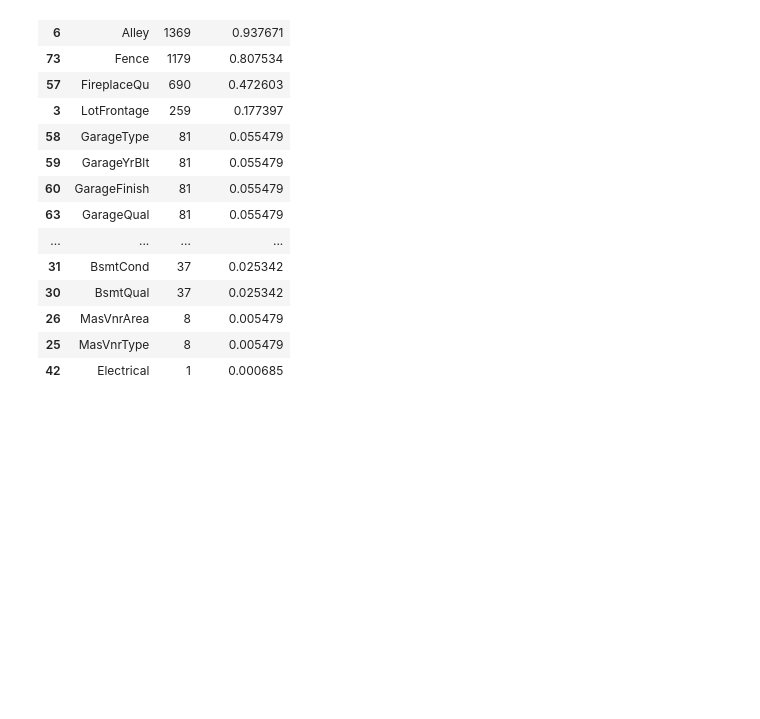
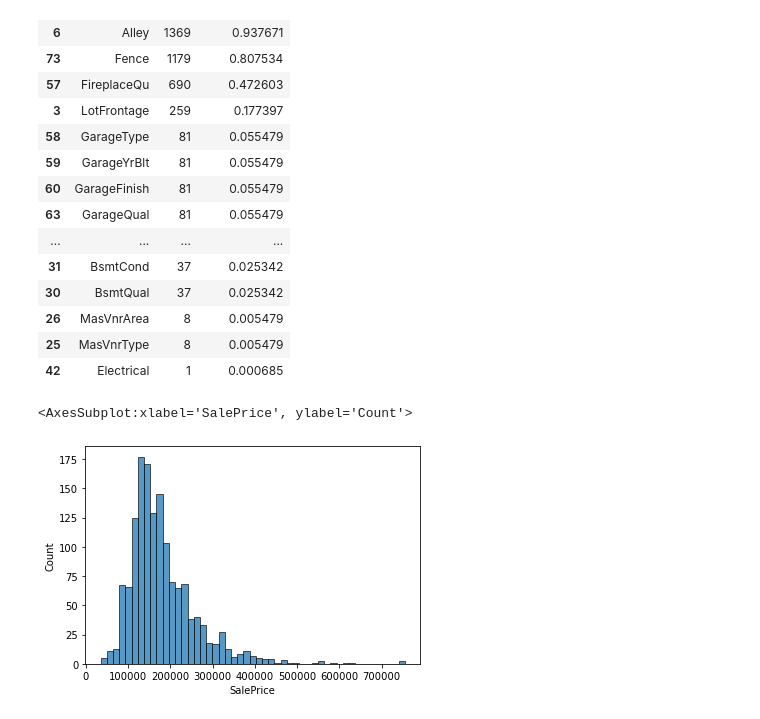
Before and after one commit to lucassouza252/Ciencia-Dados, a Jupyter notebook: Machine Learning/House-Prices.ipynb, the cells around one changed output. Drawn from its saved outputs; the diff is of its cells as text; code cells hidden in the pictures; blank space fills up the shorter version.

Commit message:
Add histplot

```diff
--- a/Machine Learning/House-Prices.ipynb
+++ b/Machine Learning/House-Prices.ipynb
@@ -85,3 +85,11 @@ nulls[nulls["nulls_percent"] > 0].sort_values(by="nulls_percent", ascending=Fals
 | 26 | MasVnrArea | 8 | 0.005479 |
 | 25 | MasVnrType | 8 | 0.005479 |
 | 42 | Electrical | 1 | 0.000685 |
+# %%
+target = data["SalePrice"]
+data = data.drop(columns="SalePrice")
+# %%
+sns.histplot(x=target)
+# %% [output]
+<AxesSubplot:xlabel='SalePrice', ylabel='Count'>
+[figure, added]
```
Also changed, not shown: parts of 1 cell of this notebook, 2 other files.
